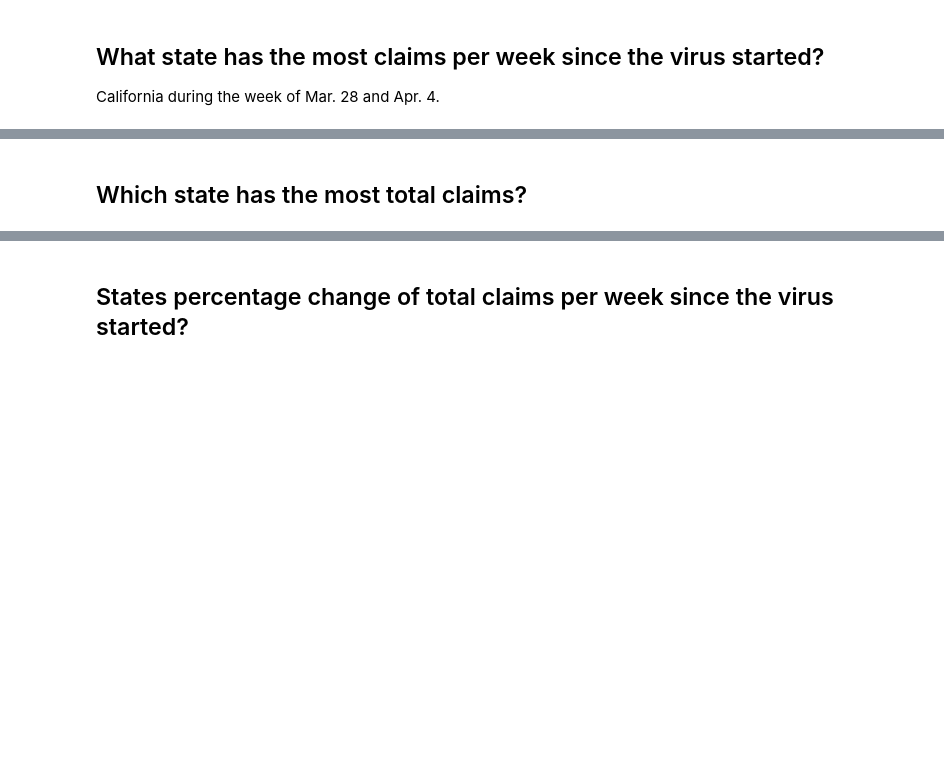
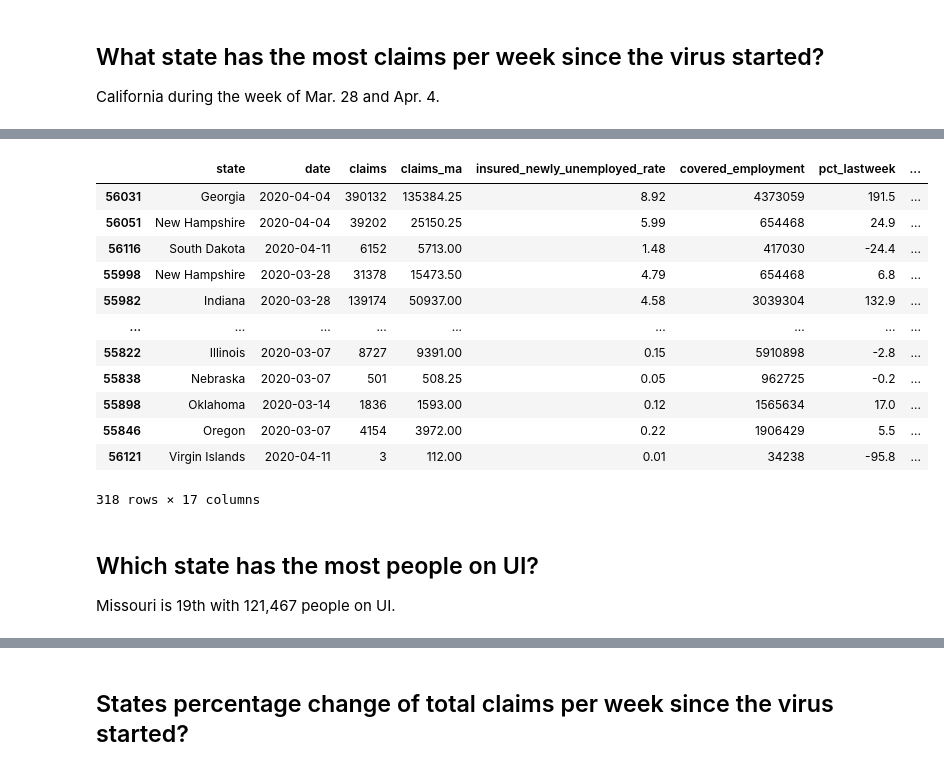
Before and after one commit to ritzdorfqu/Unemployment-Claims, a Jupyter notebook: Unemployment-Claims.ipynb, the cells around one changed output, grey strips where cells are left out. Drawn from its saved outputs; the diff is of its cells as text; code cells hidden in the pictures; blank space fills up the shorter version.

```diff
--- a/Unemployment-Claims.ipynb
+++ b/Unemployment-Claims.ipynb
@@ -271,2 +325,24 @@ state_claims[
+# %%
+state_claims[
+    state_claims['date'] >= virus_date
+].sort_values(
+    'pct_lastyear', ascending=False
+)
+# %% [output]
+|  | state | date | claims | claims_ma | insured_newly_unemployed_rate | covered_employment | pct_lastweek | ... |
+| 56031 | Georgia | 2020-04-04 | 390132 | 135384.25 | 8.92 | 4373059 | 191.5 | ... |
+| 56051 | New Hampshire | 2020-04-04 | 39202 | 25150.25 | 5.99 | 654468 | 24.9 | ... |
+| 56116 | South Dakota | 2020-04-11 | 6152 | 5713.00 | 1.48 | 417030 | -24.4 | ... |
+| 55998 | New Hampshire | 2020-03-28 | 31378 | 15473.50 | 4.79 | 654468 | 6.8 | ... |
+| 55982 | Indiana | 2020-03-28 | 139174 | 50937.00 | 4.58 | 3039304 | 132.9 | ... |
+| ... | ... | ... | ... | ... | ... | ... | ... | ... |
+| 55822 | Illinois | 2020-03-07 | 8727 | 9391.00 | 0.15 | 5910898 | -2.8 | ... |
+| 55838 | Nebraska | 2020-03-07 | 501 | 508.25 | 0.05 | 962725 | -0.2 | ... |
+| 55898 | Oklahoma | 2020-03-14 | 1836 | 1593.00 | 0.12 | 1565634 | 17.0 | ... |
+| 55846 | Oregon | 2020-03-07 | 4154 | 3972.00 | 0.22 | 1906429 | 5.5 | ... |
+| 56121 | Virgin Islands | 2020-04-11 | 3 | 112.00 | 0.01 | 34238 | -95.8 | ... |
+318 rows × 17 columns
 # %% [markdown]
-## Which state has the most total claims?
+## Which state has the most people on UI?
+
+Missouri is 19th with 121,467 people on UI.
```
Also changed, not shown: parts of 44 cells of this notebook.
